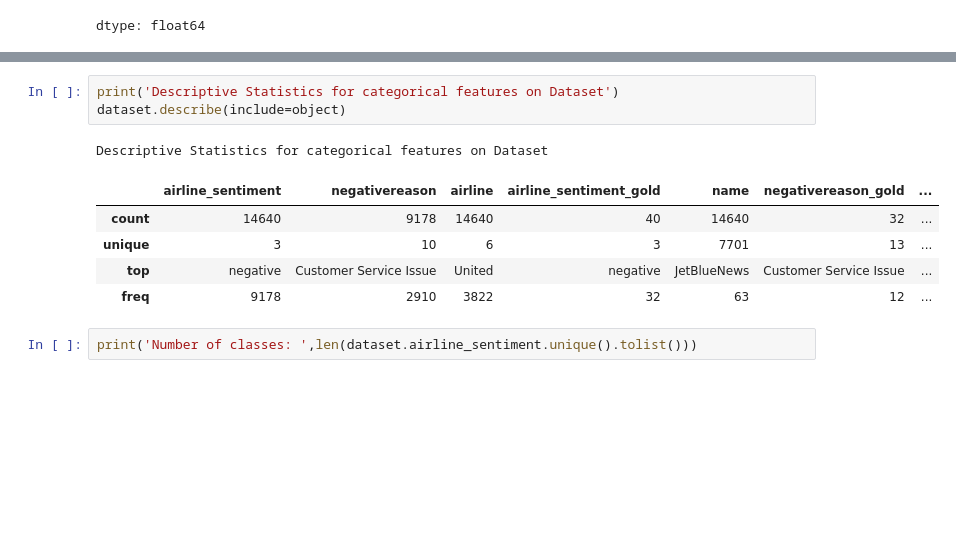
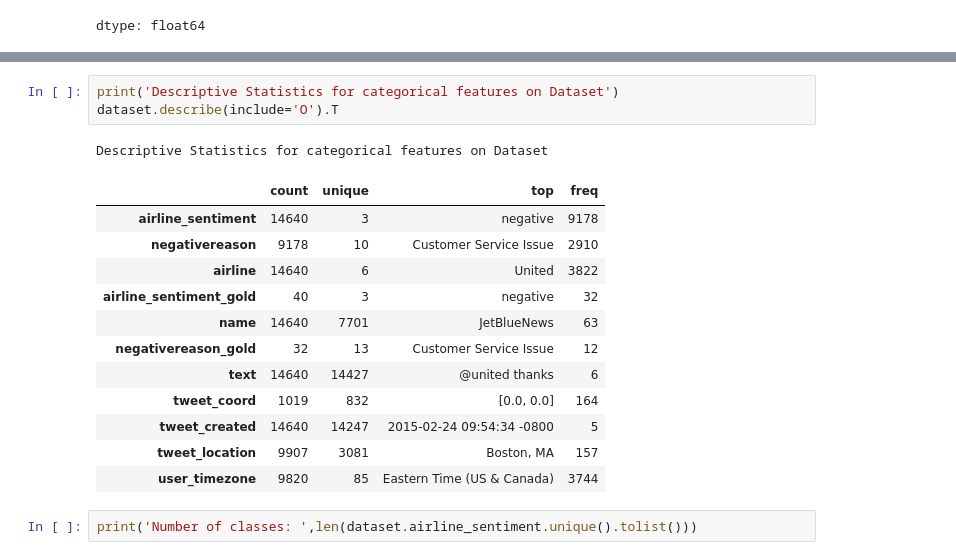
Before and after one commit to elyte5star/NLP, a Jupyter notebook: DAT305.ipynb, the cells around one changed output, grey strips where cells are left out. Saved outputs shown, nothing was run; the diff lists cells and outputs as text; blank space fills up the shorter version.

```diff
--- a/DAT305.ipynb
+++ b/DAT305.ipynb
@@ -170,14 +166,21 @@ dtypes: float64(2), int64(2), object(11)
 memory usage: 1.7+ MB
 # %%
 print('Descriptive Statistics for categorical features on Dataset')
-dataset.describe(include=object)
+dataset.describe(include='O').T
 # %% [output]
 Descriptive Statistics for categorical features on Dataset
-|  | airline_sentiment | negativereason | airline | airline_sentiment_gold | name | negativereason_gold | ... |
-| count | 14640 | 9178 | 14640 | 40 | 14640 | 32 | ... |
-| unique | 3 | 10 | 6 | 3 | 7701 | 13 | ... |
-| top | negative | Customer Service Issue | United | negative | JetBlueNews | Customer Service Issue | ... |
-| freq | 9178 | 2910 | 3822 | 32 | 63 | 12 | ... |
+|  | count | unique | top | freq |
+| airline_sentiment | 14640 | 3 | negative | 9178 |
+| negativereason | 9178 | 10 | Customer Service Issue | 2910 |
+| airline | 14640 | 6 | United | 3822 |
+| airline_sentiment_gold | 40 | 3 | negative | 32 |
+| name | 14640 | 7701 | JetBlueNews | 63 |
+| negativereason_gold | 32 | 13 | Customer Service Issue | 12 |
+| text | 14640 | 14427 | @united thanks | 6 |
+| tweet_coord | 1019 | 832 | [0.0, 0.0] | 164 |
+| tweet_created | 14640 | 14247 | 2015-02-24 09:54:34 -0800 | 5 |
+| tweet_location | 9907 | 3081 | Boston, MA | 157 |
+| user_timezone | 9820 | 85 | Eastern Time (US & Canada) | 3744 |
 # %%
 print('Number of classes: ',len(dataset.airline_sentiment.unique().tolist()))
 # %% [output]
```
Also changed, not shown: parts of 26 cells of this notebook.
